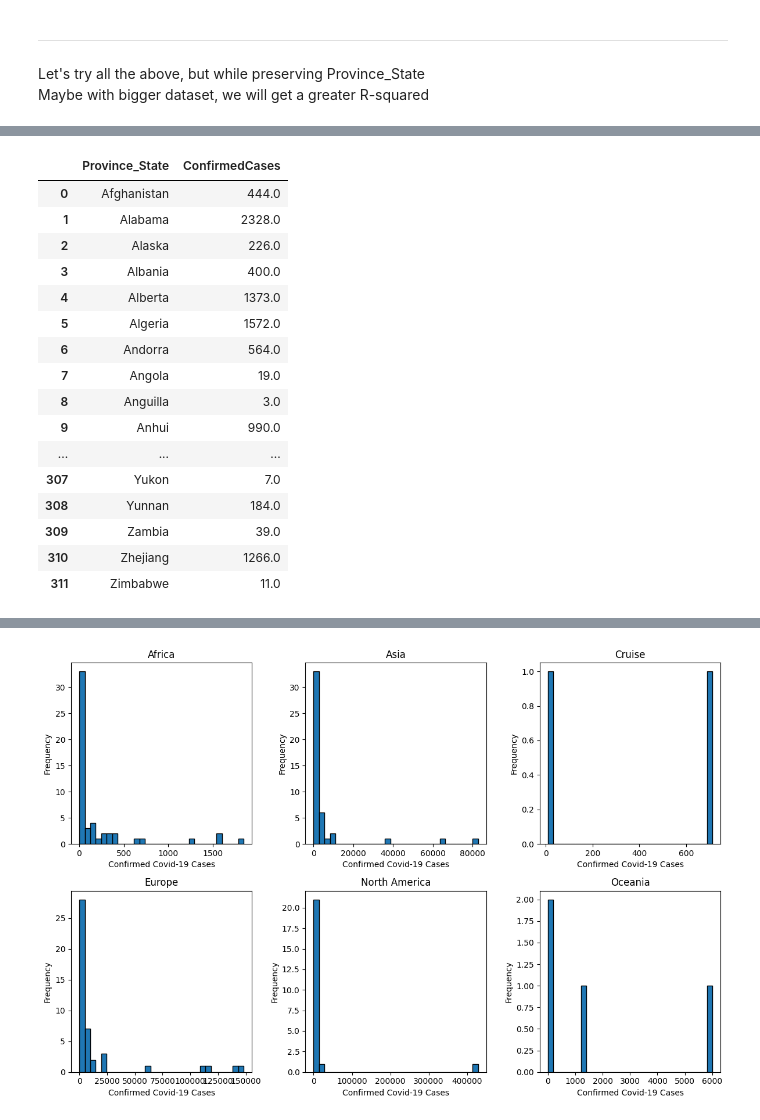
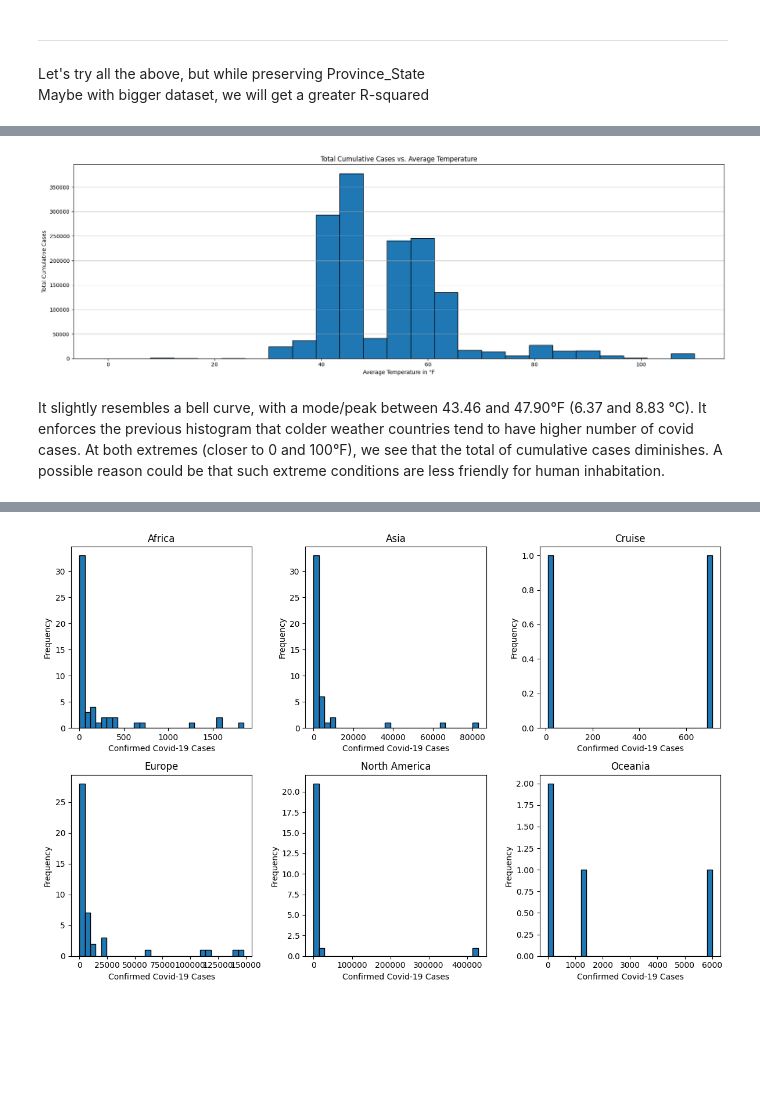
Before and after one commit to jean03f/Covid-19_DataAnalysis, a Jupyter notebook: groupB.ipynb, the cells around one changed output, grey strips where cells are left out. Drawn from its saved outputs; the diff is of its cells as text; code cells hidden in the pictures; blank space fills up the shorter version.

```diff
--- a/groupB.ipynb
+++ b/groupB.ipynb
@@ -250,10 +279,14 @@ import numpy as np
 
 df_copy = df
 
-# Preprocessing: Replaced NaN values in Province_State with the Country_Region value
+# Preprocessing: Replace NaN values in Province_State with the Country_Region value
 df_copy['Province_State'] = np.where(df['Province_State'].isnull(), df['Country_Region'], df['Province_State'])
 
 date_filtered_df = df_copy[df_copy['Date'] == '2020-04-08']
 provinces_states_cases = date_filtered_df.groupby('Province_State')['ConfirmedCases'].sum().reset_index()
 
 provinces_states_avgTemperature = date_filtered_df.groupby('Province_State')['temp'].sum().reset_index()
+
+merged_provinces_data = pd.merge(provinces_states_cases, provinces_states_avgTemperature, on='Province_State', how='left')
+
+merged_provinces_data = merged_provinces_data.rename(columns={'Province_State': 'Location', 'temp': 'Avg.Temperature', 'ConfirmedCases':'CumulativeCases'})
@@ -280,20 +293,32 @@ province_states_avgTemperature
-# %%
-country_cases
-# %% [output]
-|  | Province_State | ConfirmedCases |
-| 0 | Afghanistan | 444.0 |
-| 1 | Alabama | 2328.0 |
-| 2 | Alaska | 226.0 |
-| 3 | Albania | 400.0 |
-| 4 | Alberta | 1373.0 |
-| 5 | Algeria | 1572.0 |
-| 6 | Andorra | 564.0 |
-| 7 | Angola | 19.0 |
-| 8 | Anguilla | 3.0 |
-| 9 | Anhui | 990.0 |
-| ... | ... | ... |
-| 307 | Yukon | 7.0 |
-| 308 | Yunnan | 184.0 |
-| 309 | Zambia | 39.0 |
-| 310 | Zhejiang | 1266.0 |
-| 311 | Zimbabwe | 11.0 |
+# %%
+# Using the 'merged_df' dataframe from the previous code bracket with 'Avg.Temperature' and 'CumulativeCases' we can create a histogram with temperature in
+# the horizontal axis and cumulative cases in the vertical axis
+
+# Defining the temperature bins
+bins = pd.interval_range(start=merged_provinces_data['Avg.Temperature'].min(), end=merged_provinces_data['Avg.Temperature'].max(), periods=25)  # Adjust 'periods' for the number of bins
+
+# Assigning countries to bins
+merged_provinces_data['TempBin'] = pd.cut(merged_provinces_data['Avg.Temperature'], bins=bins)
+
+# Aggregating cases by bin
+case_counts_by_bin = merged_provinces_data.groupby('TempBin')['CumulativeCases'].sum().reset_index()
+
+# Preparing data for plotting
+bin_midpoints = [bin.mid for bin in case_counts_by_bin['TempBin']]
+case_counts = case_counts_by_bin['CumulativeCases']
+
+# Creating bar plot
+plt.figure(figsize=(18, 6))
+plt.bar(bin_midpoints, case_counts, width=(bin_midpoints[1] - bin_midpoints[0]), edgecolor='black')
+
+plt.xlabel('Average Temperature in °F')
+plt.ylabel('Total Cumulative Cases')
+plt.title('Total Cumulative Cases vs. Average Temperature')
+plt.grid(axis='y', alpha=0.75)
+
+plt.tight_layout()
+plt.show()
+# %% [output]
+[figure, added]
+# %% [markdown]
+It slightly resembles a bell curve, with a mode/peak between 43.46 and 47.90°F (6.37 and 8.83 °C). It enforces the previous histogram that colder weather countries tend to have higher number of covid cases. At both extremes (closer to 0 and 100°F), we see that the total of cumulative cases diminishes. A possible reason could be that such extreme  conditions are less friendly for human inhabitation.
```
Also changed, not shown: parts of 27 cells of this notebook.
